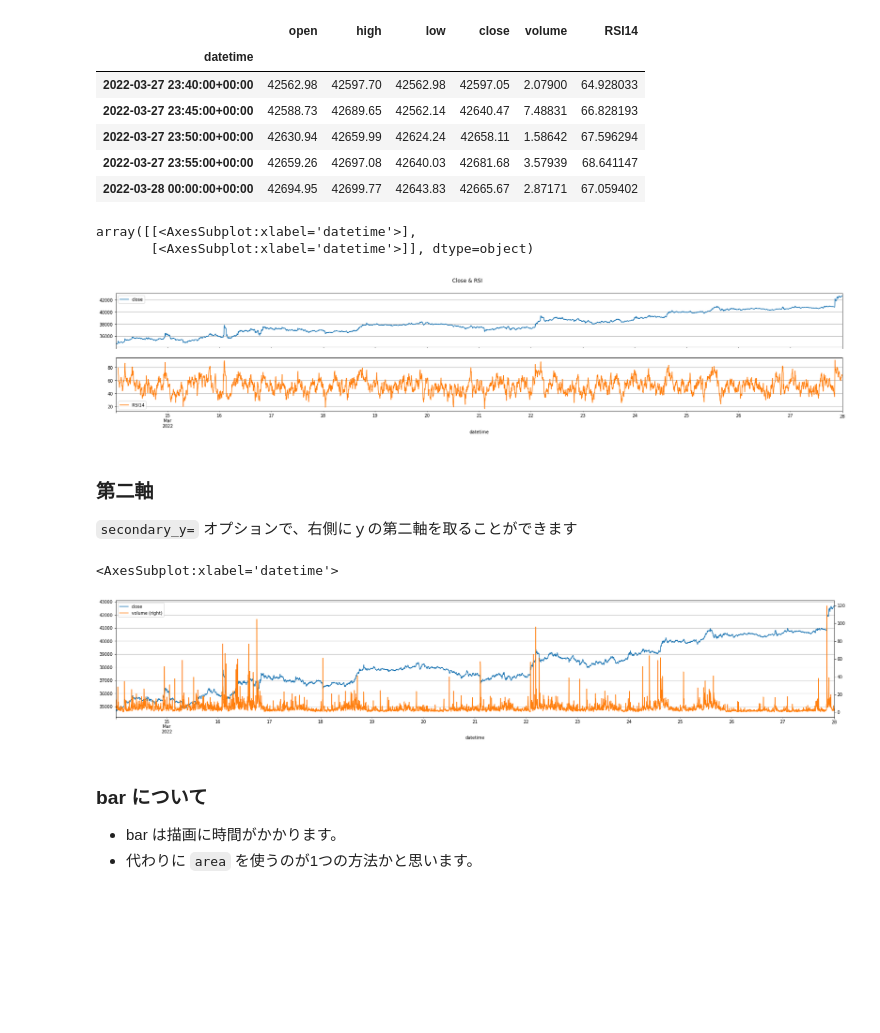
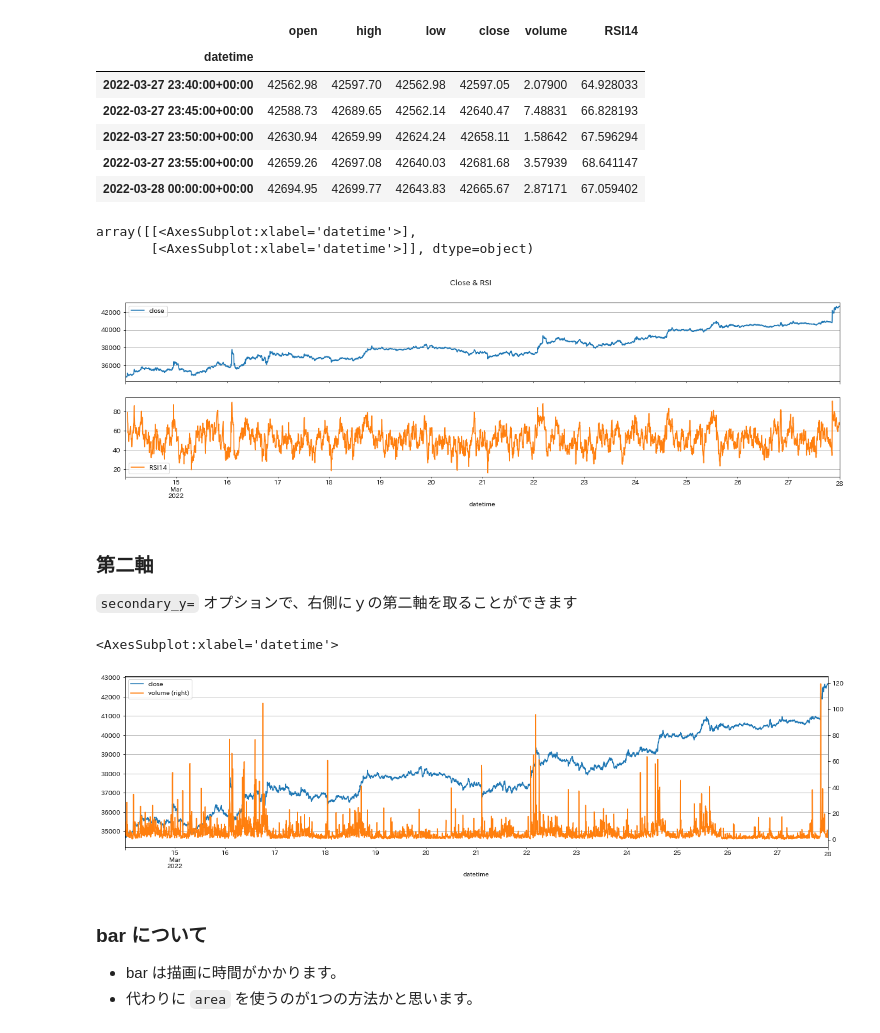
Before and after one commit to fin-py/botter4visualization, a Jupyter notebook: source/static_plots.ipynb, the cells around one changed output. Drawn from its saved outputs; the diff is of its cells as text; code cells hidden in the pictures; blank space fills up the shorter version.

```diff
--- a/source/static_plots.ipynb
+++ b/source/static_plots.ipynb
@@ -124,16 +117,16 @@ df_ohlc_btc_eur.tail()
 # %%
 df_ohlc_btc_eur[["close", "RSI14"]].plot(
     grid=True,
-    figsize=(30,5),
+    figsize=(20, 5),
     title="Close & RSI",
     legend=True,
     subplots=True,
-    layout=(2,1), # レイアウト（行,列）
-    )
+    layout=(2, 1),  # レイアウト（行,列）
+)
 # %% [output]
 array([[<AxesSubplot:xlabel='datetime'>],
        [<AxesSubplot:xlabel='datetime'>]], dtype=object)
-[figure, old version]
+[figure, new version]
 # %% [markdown]
 ### 第二軸
 
@@ -141,12 +134,12 @@ array([[<AxesSubplot:xlabel='datetime'>],
 # %%
 df_ohlc_btc_eur[["close", "volume"]].plot(
     grid=True,
-    figsize=(30,5),
+    figsize=(20, 5),
     secondary_y="volume",
-    )
+)
 # %% [output]
 <AxesSubplot:xlabel='datetime'>
-[figure, old version]
+[figure, new version]
 # %% [markdown]
 ### bar について
 
```
Also changed, not shown: parts of 17 cells of this notebook.
